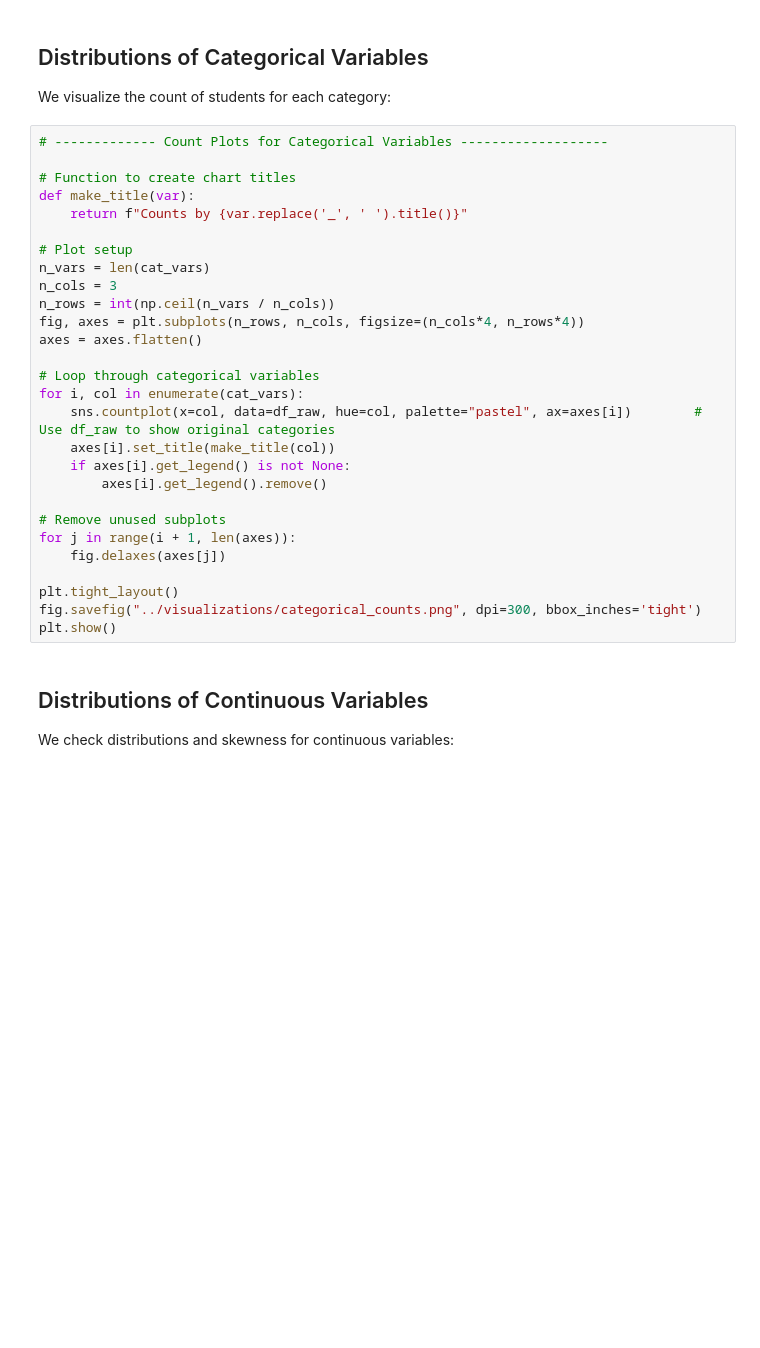
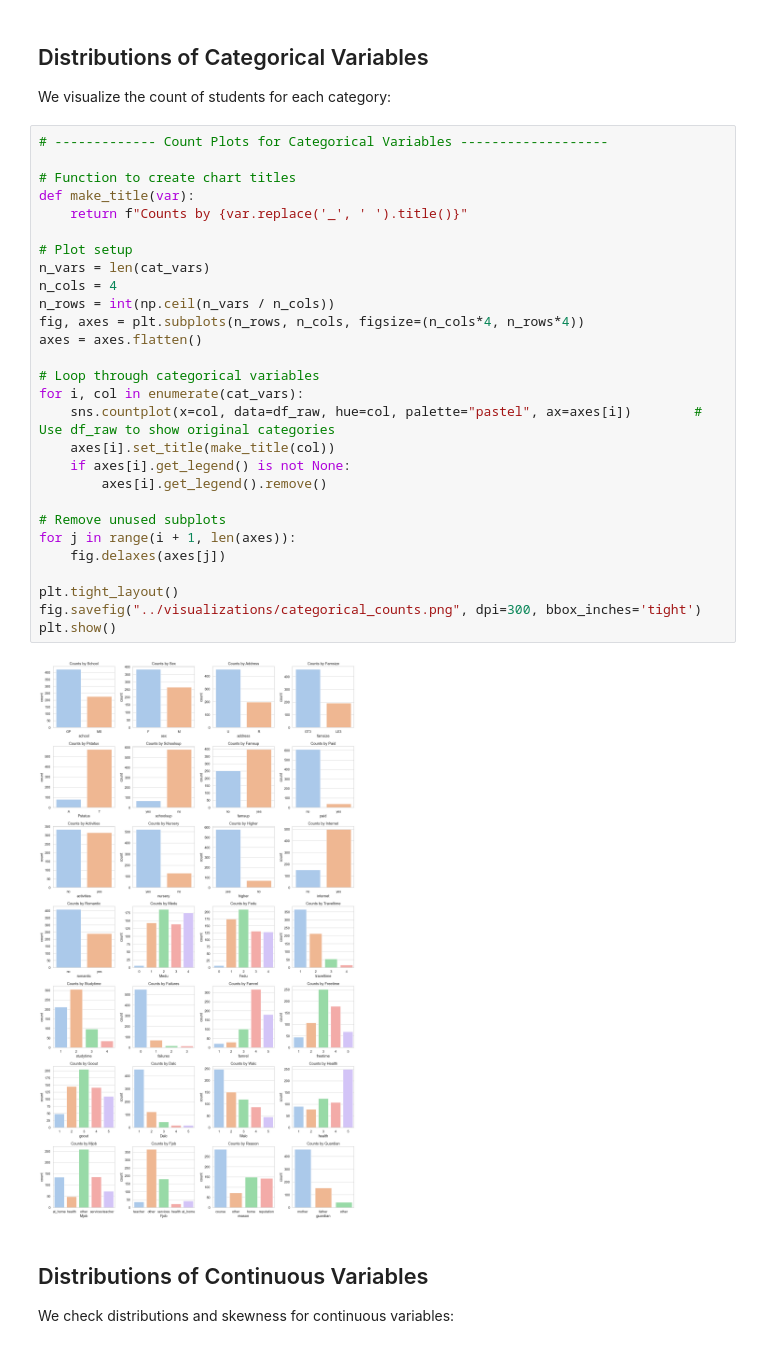
Before and after one commit to seanmcgowanx/aai-500-final-project-team-5, a Jupyter notebook: notebooks/main.ipynb, the cells around one changed output. Saved outputs shown, nothing was run; the diff lists cells and outputs as text; blank space fills up the shorter version.

```diff
--- a/notebooks/main.ipynb
+++ b/notebooks/main.ipynb
@@ -117,31 +160,33 @@ We visualize the count of students for each category:
 # %%
 # ------------- Count Plots for Categorical Variables -------------------
 
 # Function to create chart titles
 def make_title(var):
     return f"Counts by {var.replace('_', ' ').title()}"
 
 # Plot setup
 n_vars = len(cat_vars)
-n_cols = 3
+n_cols = 4
 n_rows = int(np.ceil(n_vars / n_cols))
 fig, axes = plt.subplots(n_rows, n_cols, figsize=(n_cols*4, n_rows*4))
 axes = axes.flatten()
 
 # Loop through categorical variables
 for i, col in enumerate(cat_vars):
     sns.countplot(x=col, data=df_raw, hue=col, palette="pastel", ax=axes[i])        # Use df_raw to show original categories
     axes[i].set_title(make_title(col))
     if axes[i].get_legend() is not None:
         axes[i].get_legend().remove()
 
 # Remove unused subplots
 for j in range(i + 1, len(axes)):
     fig.delaxes(axes[j])
 
 plt.tight_layout()
 fig.savefig("../visualizations/categorical_counts.png", dpi=300, bbox_inches='tight')
 plt.show()
+# %% [output]
+[figure, added]
 # %% [markdown]
 ## Distributions of Continuous Variables
 
```
Also changed, not shown: parts of 22 cells of this notebook, 22 other files.
